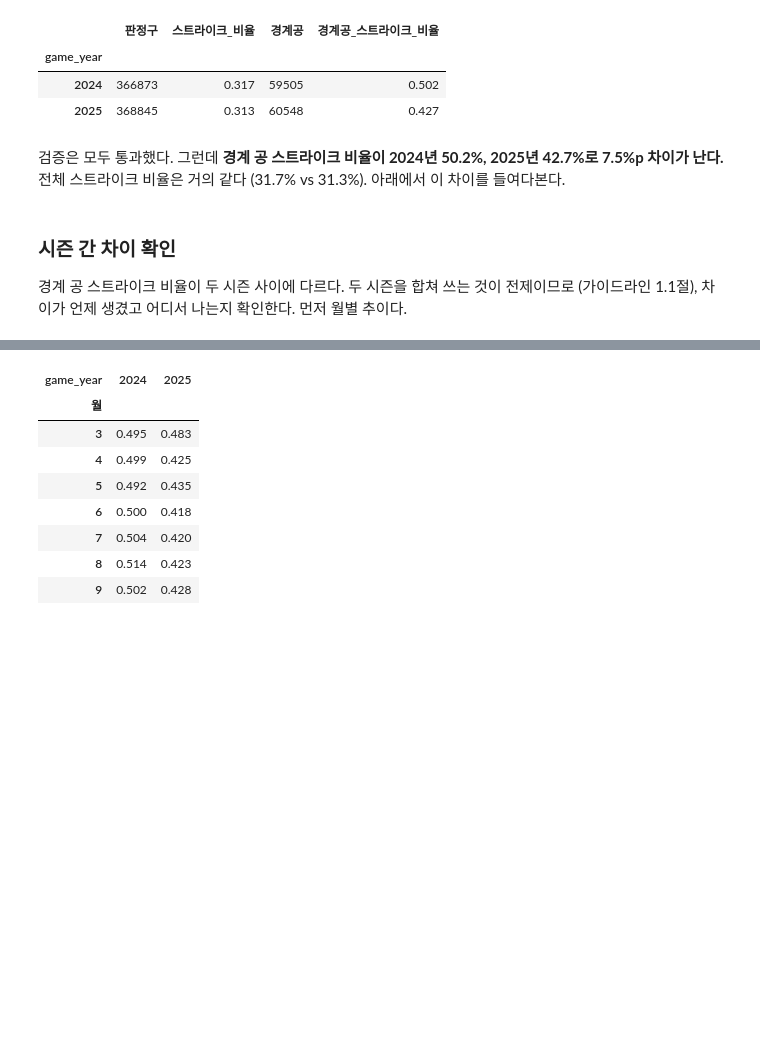
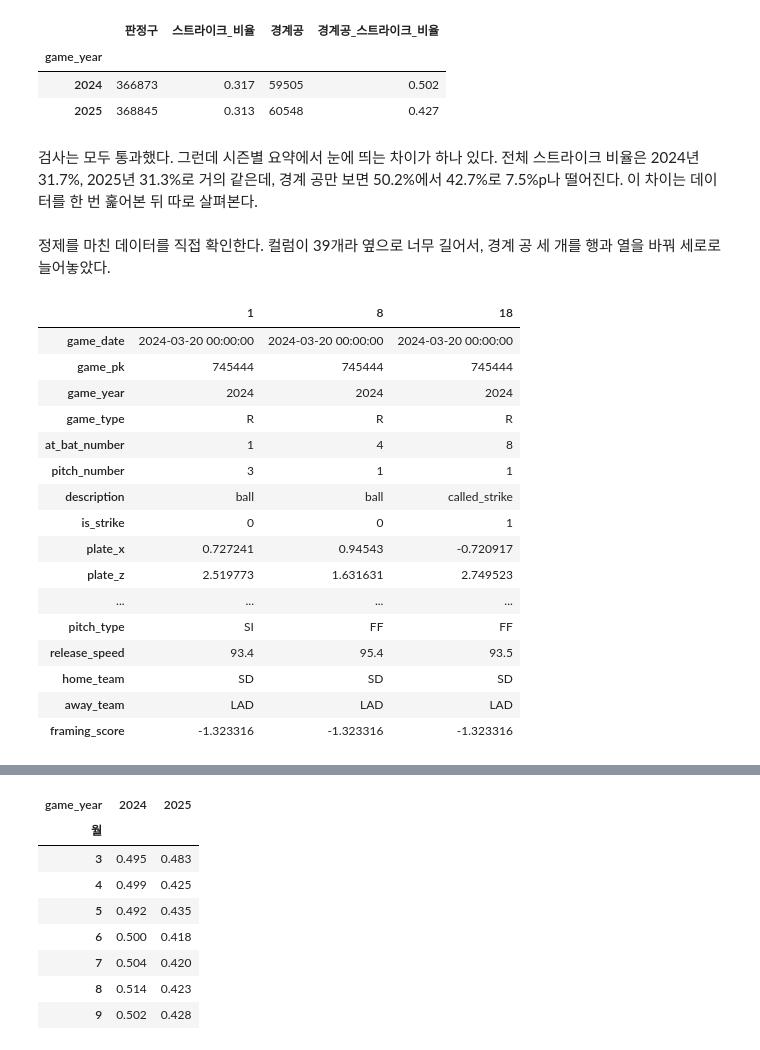
Before and after one commit to Haeram7/strikezone-lab, a Jupyter notebook: notebooks/00_data.ipynb, the cells around one changed output, grey strips where cells are left out. Saved outputs shown, nothing was run; the diff lists cells and outputs as text; code cells hidden in the pictures; blank space fills up the shorter version.

```diff
--- a/notebooks/00_data.ipynb
+++ b/notebooks/00_data.ipynb
@@ -479,11 +580,30 @@ summary.round(3)
 | game_year |  |  |  |  |
 | 2024 | 366873 | 0.317 | 59505 | 0.502 |
 | 2025 | 368845 | 0.313 | 60548 | 0.427 |
-# %% [markdown]
-검증은 모두 통과했다. 그런데 **경계 공 스트라이크 비율이 2024년 50.2%, 2025년 42.7%로 7.5%p 차이가 난다.** 전체 스트라이크 비율은 거의 같다 (31.7% vs 31.3%). 아래에서 이 차이를 들여다본다.
-# %% [markdown]
-### 시즌 간 차이 확인
-
-경계 공 스트라이크 비율이 두 시즌 사이에 다르다. 두 시즌을 합쳐 쓰는 것이
-전제이므로 (가이드라인 1.1절), 차이가 언제 생겼고 어디서 나는지 확인한다.
-먼저 월별 추이다.
+# %% [markdown]
+검사는 모두 통과했다. 그런데 시즌별 요약에서 눈에 띄는 차이가 하나 있다. 전체
+스트라이크 비율은 2024년 31.7%, 2025년 31.3%로 거의 같은데, 경계 공만 보면 50.2%에서
+42.7%로 7.5%p나 떨어진다. 이 차이는 데이터를 한 번 훑어본 뒤 따로 살펴본다.
+# %% [markdown]
+정제를 마친 데이터를 직접 확인한다. 컬럼이 39개라 옆으로 너무 길어서, 경계 공 세
+개를 행과 열을 바꿔 세로로 늘어놓았다.
+# %%
+check[check["is_borderline"] == 1].head(3).T
+# %% [output]
+|  | 1 | 8 | 18 |
+| game_date | 2024-03-20 00:00:00 | 2024-03-20 00:00:00 | 2024-03-20 00:00:00 |
+| game_pk | 745444 | 745444 | 745444 |
+| game_year | 2024 | 2024 | 2024 |
+| game_type | R | R | R |
+| at_bat_number | 1 | 4 | 8 |
+| pitch_number | 3 | 1 | 1 |
+| description | ball | ball | called_strike |
+| is_strike | 0 | 0 | 1 |
+| plate_x | 0.727241 | 0.94543 | -0.720917 |
+| plate_z | 2.519773 | 1.631631 | 2.749523 |
+| ... | ... | ... | ... |
+| pitch_type | SI | FF | FF |
+| release_speed | 93.4 | 95.4 | 93.5 |
+| home_team | SD | SD | SD |
+| away_team | LAD | LAD | LAD |
+| framing_score | -1.323316 | -1.323316 | -1.323316 |
```
Also changed, not shown: parts of 56 cells of this notebook, 5 other files.
